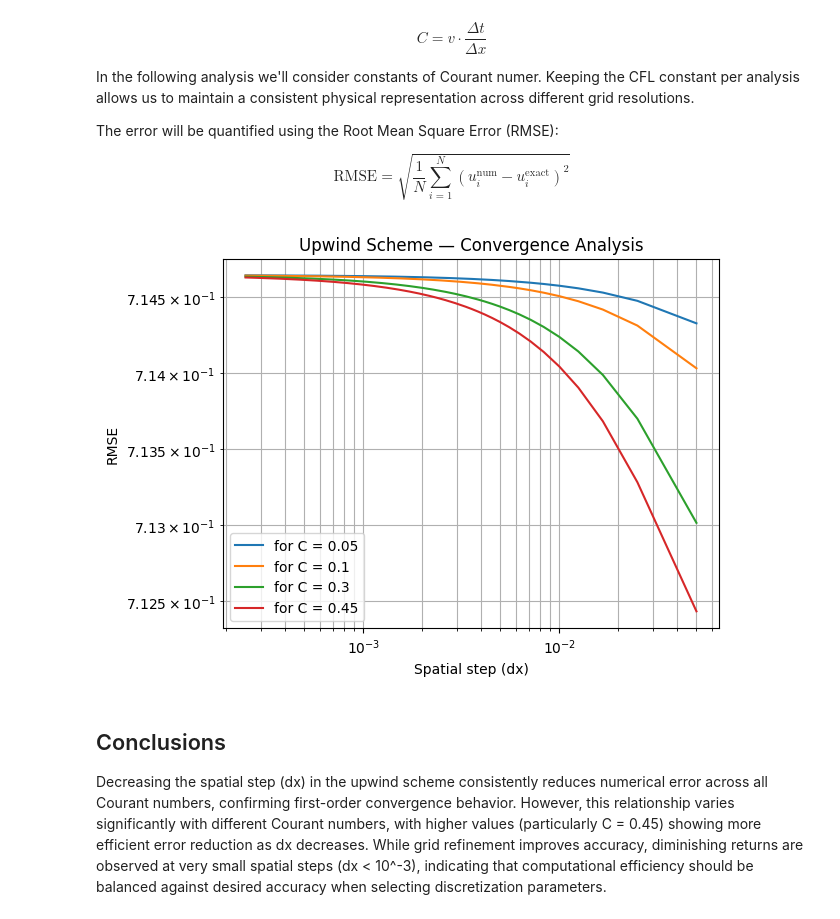
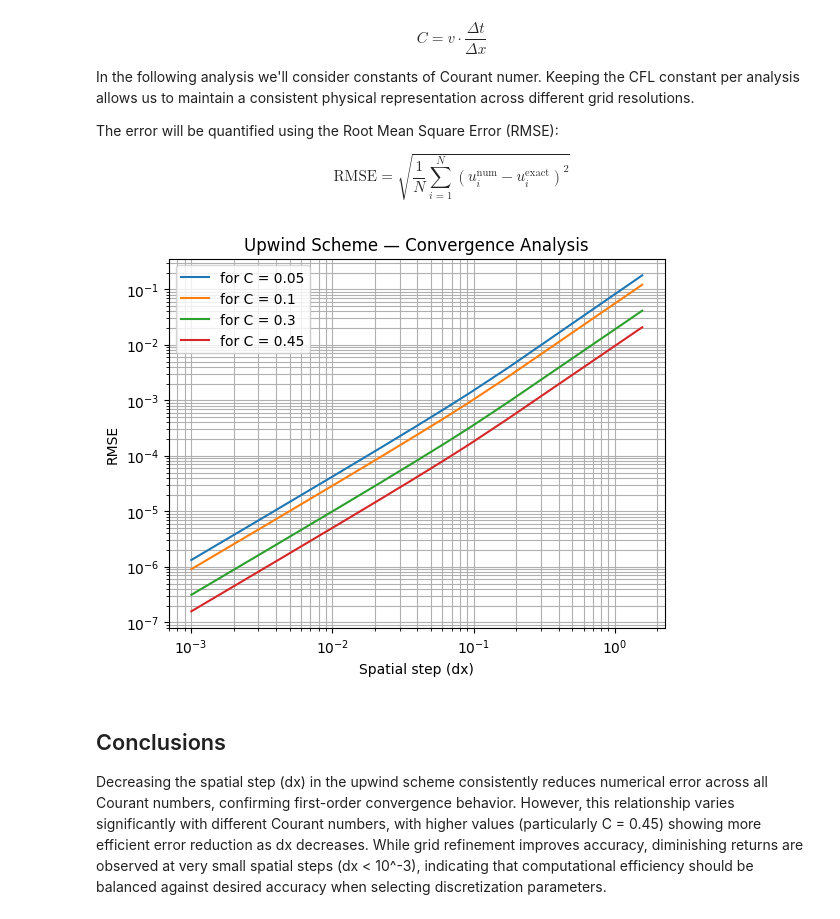
Before and after one commit to ogioldat/agh-mps-lab, a Jupyter notebook: notebooks/lab03.ipynb, the cells around one changed output. Cells and saved outputs as stored; diff of their text form; code cells hidden in the pictures.

```diff
--- a/notebooks/lab03.ipynb
+++ b/notebooks/lab03.ipynb
@@ -22,10 +22,10 @@ $$\text{RMSE} = \sqrt{\frac{1}{N} \sum_{i=1}^{N} \left( u_i^{\text{num}} - u_i^{
 import numpy as np
 from matplotlib import pyplot as plt
 # %%
-def rmse(actual: np.ndarray, expected: np.ndarray):
-    assert len(actual) == len(expected), "Actual and Expected value len not matched"
+def rmse(numerical: np.ndarray, expected: np.ndarray):
+    assert len(numerical) == len(expected), "Actual and Expected value len not matched"
 
-    return np.sqrt(((actual - expected)**2).mean())
+    return np.sqrt(np.mean((numerical - expected)**2))
 # %%
 class Psi_0:
     def __init__(self):
@@ -50,11 +50,13 @@ class SliceStep:
 def Flux(psi_l, psi_r, C):
     return (C + np.abs(C)) / 2 * psi_l + (C - np.abs(C)) / 2 * psi_r
 # %%
-time_steps = 20
-nx = 100
+nt = 20
+nx = 44
 u = -1
-t_max = 45
+t_max = 60
+dt = t_max / nt
 
+one = SliceStep(1)
 psi_0 = Psi_0()
 
 def upwind_scheme(x: float, C):
@@ -62,50 +64,50 @@ def upwind_scheme(x: float, C):
 
     i = slice(1, nx - 2)
 
-    for _ in range(time_steps):
-        one = SliceStep(1)
+    for _ in range(nt):
         adv = -(Flux(psi[i], psi[i + one], C) - Flux(psi[i - one], psi[i], C))
         psi[i] = psi[i] + adv
 
     return psi
 
 def exact_solution(x):
-    return psi_0(x - u * t_max)
+    return psi_0(x)
 # %%
-spacial_steps = 20
-max_space = 1
-nxs = spacial_steps * np.arange(start=1, stop=200)
-dxs = [max_space / Nx for Nx in nxs]
+max_space = 50
+nxs = np.arange(start=64, stop=100000, step=500)
 
 def upwind_err(nx, C):
-    x = np.linspace(0, max_space, nx)
+    x, dx = np.linspace(-50, max_space, nx, retstep=True, endpoint=False)
+
     exact = exact_solution(x)
     numerical = upwind_scheme(x, C)
 
-    return rmse(actual=numerical, expected=exact)
+    err = rmse(numerical=numerical, expected=exact)
 
-errs1 = []
-errs2 = []
-errs3 = []
-errs4 = []
+    return (dx, err)
 
-for (nx, dx) in zip(nxs, dxs):
-    errs1.append(upwind_err(nx, 0.05))
-    errs2.append(upwind_err(nx, 0.1))
-    errs3.append(upwind_err(nx, 0.3))
-    errs4.append(upwind_err(nx, 0.45))
+def err_per_c(C):
+    errs = [upwind_err(nx, C) for nx in nxs]
+    x, y = zip(*errs)
 
-plt.loglog(dxs, errs1, label='for C = 0.05')
-plt.loglog(dxs, errs2, label='for C = 0.1')
-plt.loglog(dxs, errs3, label='for C = 0.3')
-plt.loglog(dxs, errs4, label='for C = 0.45')
+    return x, y
+
+e1 = err_per_c(0.05)
+e2 = err_per_c(0.1)
+e3 = err_per_c(0.3)
+e4 = err_per_c(0.45)
+
+plt.loglog(e4[0], e4[1], label='for C = 0.05')
+plt.loglog(e3[0], e3[1], label='for C = 0.1')
+plt.loglog(e2[0], e2[1], label='for C = 0.3')
+plt.loglog(e1[0], e1[1], label='for C = 0.45')
 plt.title("Upwind Scheme — Convergence Analysis")
 plt.xlabel('Spatial step (dx)')
 plt.ylabel('RMSE')
 plt.legend()
 plt.grid(True, which='both')
 # %% [output]
-[figure, old version]
+[figure, new version]
 # %% [markdown]
 ## Conclusions
 
```
